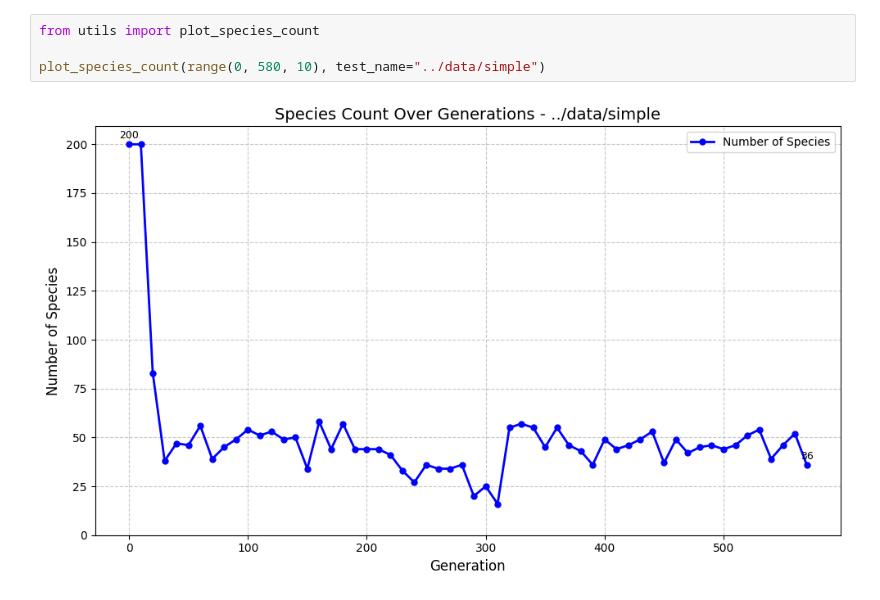
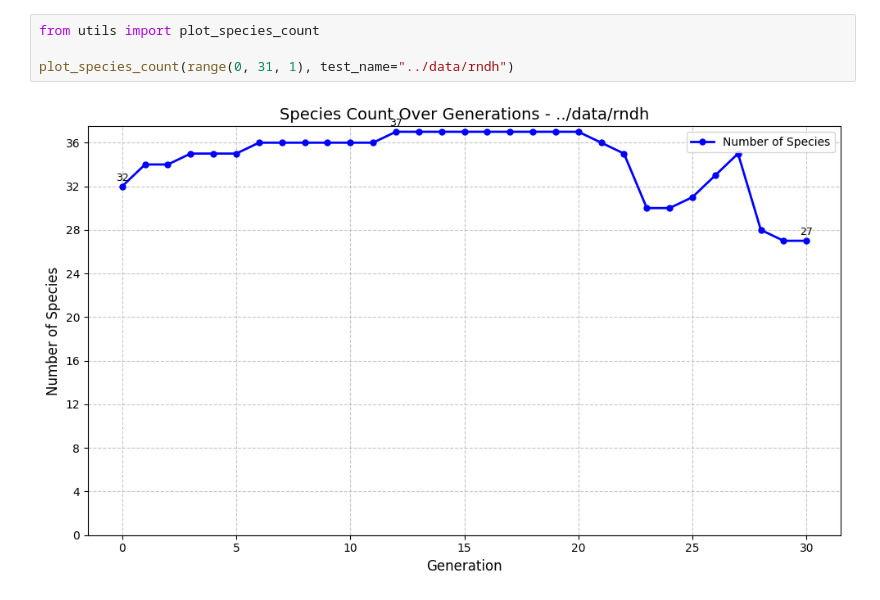
Before and after one commit to St0pien/rocket-learning, a Jupyter notebook: Tools/test.ipynb, the cells around one changed output. Drawn from its saved outputs; the diff is of its cells as text.

```diff
--- a/Tools/test.ipynb
+++ b/Tools/test.ipynb
@@ -15,6 +15,6 @@ plot_fitness_stats(range(0, 580, 10), test_name="../data/simple",include_best=Tr
 # %%
 from utils import plot_species_count
 
-plot_species_count(range(0, 580, 10), test_name="../data/simple")
+plot_species_count(range(0, 31, 1), test_name="../data/rndh")
 # %% [output]
-[figure, old version]
+[figure, new version]
```
Also changed, not shown: parts of 2 cells of this notebook, 10 other files.
